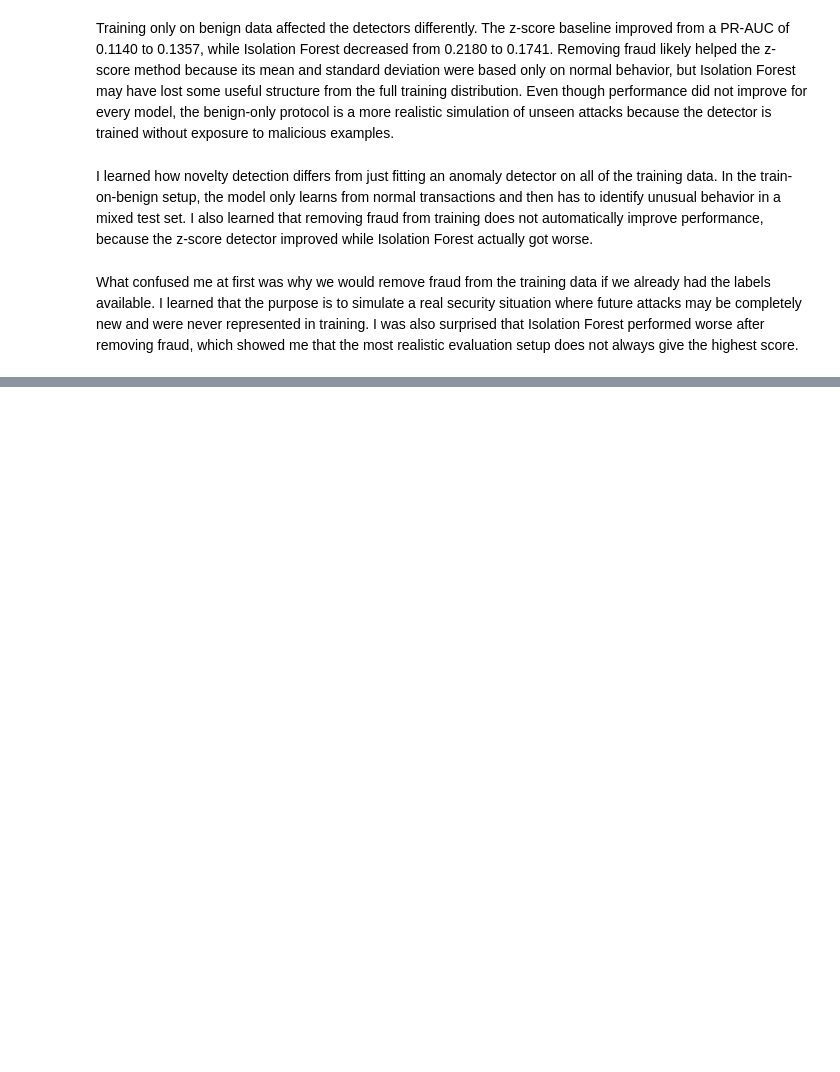
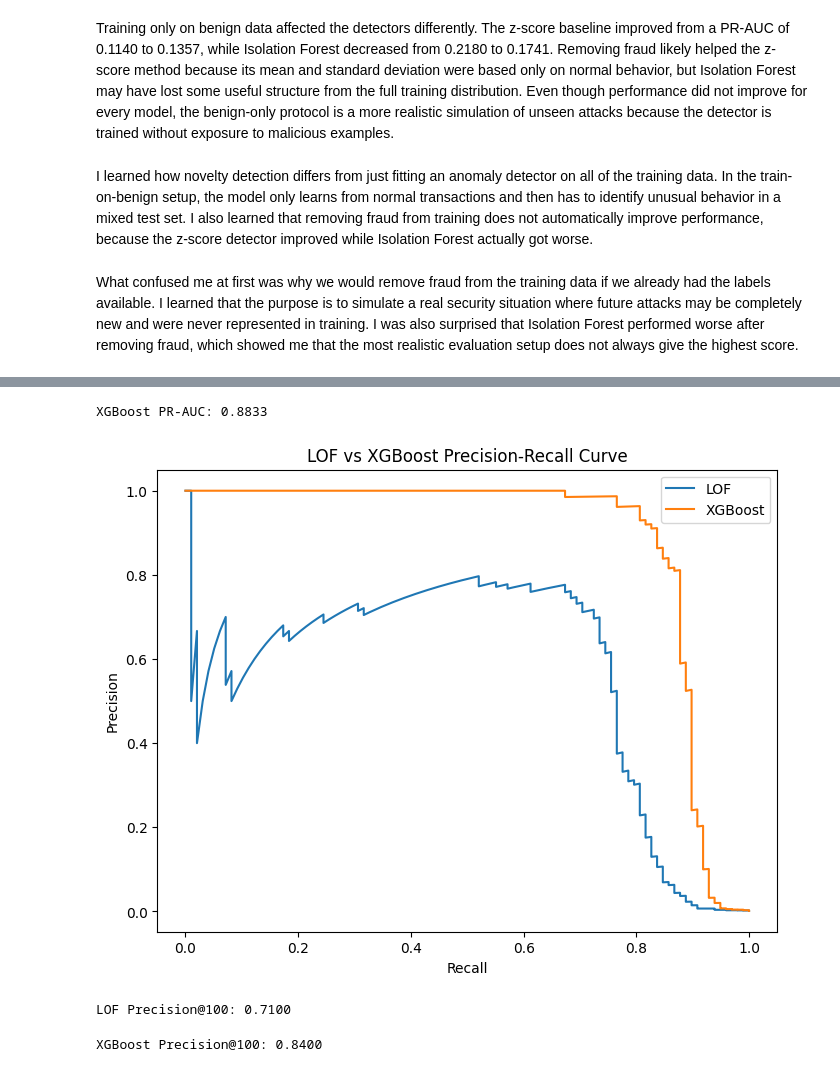
Before and after one commit to Tmiller68/machine-learning-fundamentals, a Jupyter notebook: Week_7_Day_3.ipynb, the cells around one changed output, grey strips where cells are left out. Drawn from its saved outputs; the diff is of its cells as text; code cells hidden in the pictures; blank space fills up the shorter version.

Commit message:
Complete Week 7 Day 5 capstone with benign-only detector comparison, LOF vs XGBoost PR curve, precision@100, and final summary

```diff
--- a/Week_7_Day_3.ipynb
+++ b/Week_7_Day_3.ipynb
@@ -311,0 +394,5 @@ What confused me at first was why we would remove fraud from the training data i
+# %%
+negative_count = (Y_train == 0).sum()
+positive_count = (Y_train == 1).sum()
+
+scale_pos_weight = negative_count / positive_count
@@ -311,0 +424,2 @@ What confused me at first was why we would remove fraud from the training data i
+# %%
+random_search.fit(X_train, Y_train)
@@ -311,0 +444,64 @@ What confused me at first was why we would remove fraud from the training data i
+# %%
+best_xgb = random_search.best_estimator_
+xgb_probs = best_xgb.predict_proba(X_test)[:, 1]
+# %%
+xgb_pr_auc = average_precision_score(
+    Y_test,
+    xgb_probs
+)
+
+print(f"XGBoost PR-AUC: {xgb_pr_auc:.4f}")
+# %% [output]
+XGBoost PR-AUC: 0.8833
+# %%
+from sklearn.metrics import precision_recall_curve
+import matplotlib.pyplot as plt
+
+lof_precision, lof_recall, _ = precision_recall_curve(
+    Y_test,
+    lof_benign_scores
+)
+
+xgb_precision, xgb_recall, _ = precision_recall_curve(
+    Y_test,
+    xgb_probs
+)
+# %%
+plt.figure(figsize=(8, 6))
+
+plt.plot(
+    lof_recall,
+    lof_precision,
+    label="LOF"
+)
+
+plt.plot(
+    xgb_recall,
+    xgb_precision,
+    label="XGBoost"
+)
+
+plt.xlabel("Recall")
+plt.ylabel("Precision")
+plt.title("LOF vs XGBoost Precision-Recall Curve")
+plt.legend()
+
+plt.show()
+# %% [output]
+[figure, added]
+# %%
+top_100_lof = np.argsort(lof_benign_scores)[-100:]
+
+lof_precision_at_100 = Y_test.iloc[top_100_lof].mean()
+
+print(f"LOF Precision@100: {lof_precision_at_100:.4f}")
+# %% [output]
+LOF Precision@100: 0.7100
+# %%
+top_100_xgb = np.argsort(xgb_probs)[-100:]
+
+xgb_precision_at_100 = Y_test.iloc[top_100_xgb].mean()
+
+print(f"XGBoost Precision@100: {xgb_precision_at_100:.4f}")
+# %% [output]
+XGBoost Precision@100: 0.8400
```
Also changed, not shown: parts of 13 cells of this notebook.
